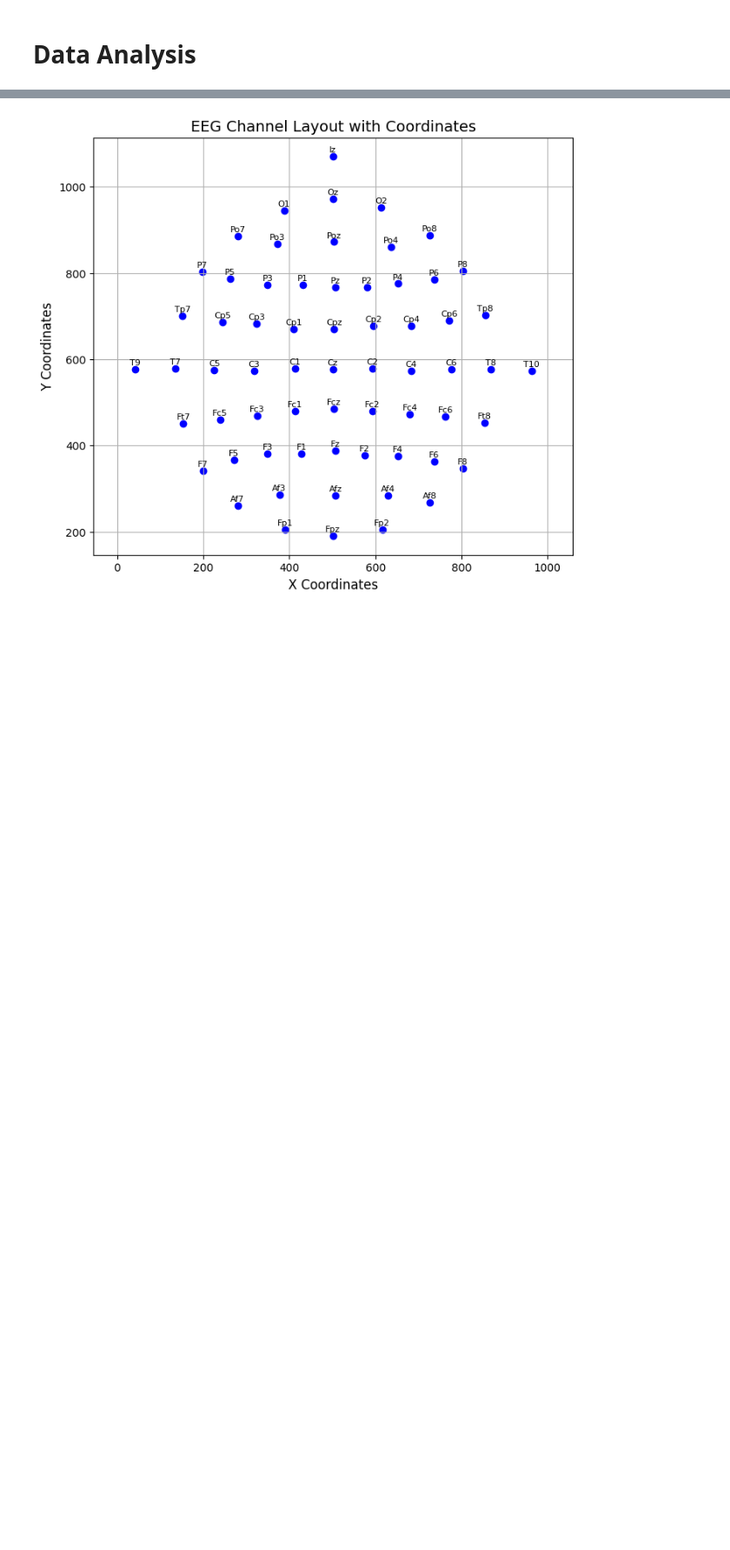
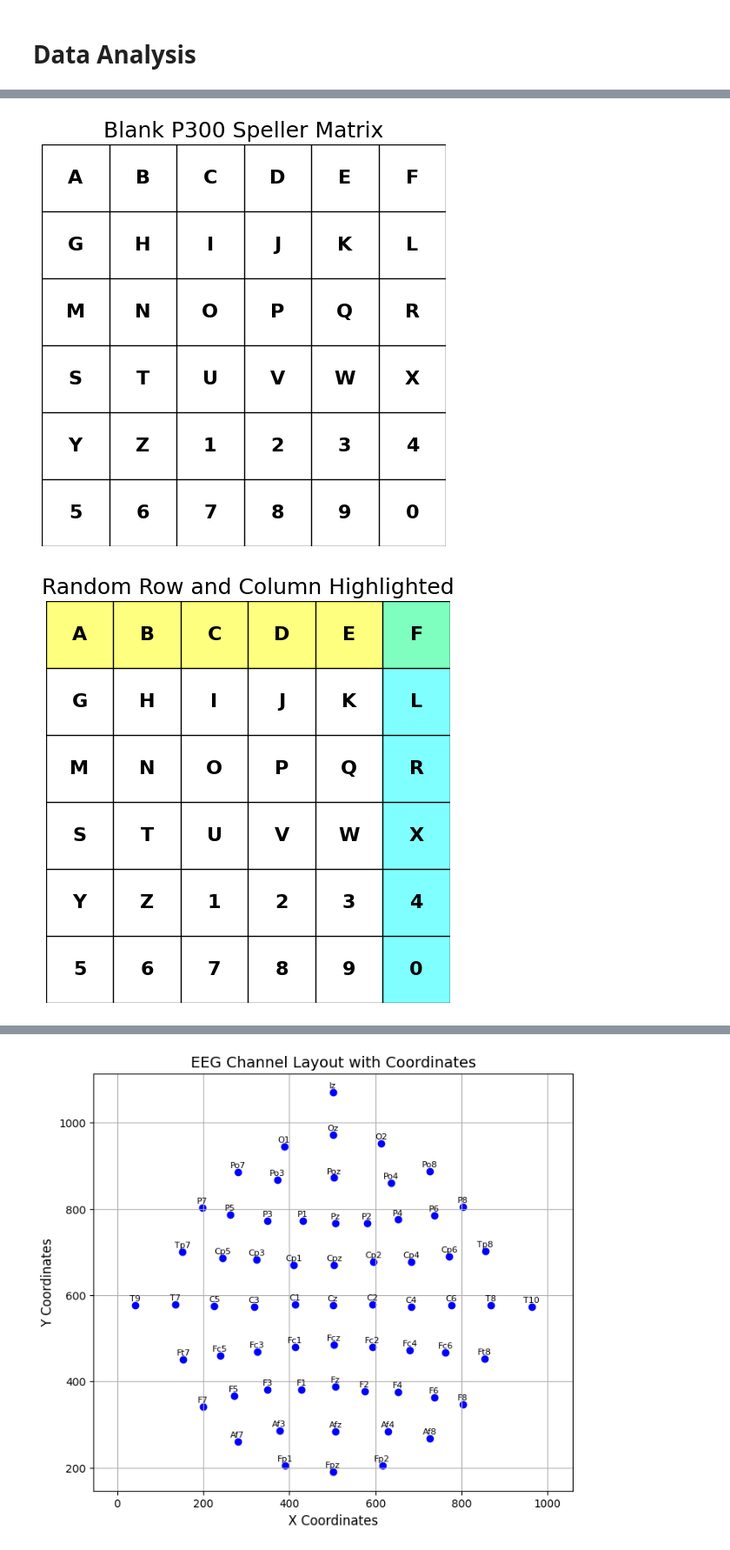
Before and after one commit to qossayrida/neurospell-context-aware, a Jupyter notebook: code/jupyter/data_analysis.ipynb, the cells around one changed output, grey strips where cells are left out. Shown at 87% size. Saved outputs shown, nothing was run; the diff lists cells and outputs as text; code cells hidden in the pictures; blank space fills up the shorter version.

```diff
--- a/code/jupyter/data_analysis.ipynb
+++ b/code/jupyter/data_analysis.ipynb
@@ -2,0 +10,66 @@
+# %%
+import random
+
+# Define the 6x6 matrix of characters
+characters = [
+    ['A', 'B', 'C', 'D', 'E', 'F'],
+    ['G', 'H', 'I', 'J', 'K', 'L'],
+    ['M', 'N', 'O', 'P', 'Q', 'R'],
+    ['S', 'T', 'U', 'V', 'W', 'X'],
+    ['Y', 'Z', '1', '2', '3', '4'],
+    ['5', '6', '7', '8', '9', '0']
+]
+
+# Function to create an image of the matrix with highlighted rows and columns
+def create_p300_image(highlight_row=None, highlight_col=None, target_char=None, title="P300 Speller Matrix"):
+    fig, ax = plt.subplots(figsize=(6, 6))
+
+    # Draw the grid
+    for i in range(7):
+        ax.axhline(i, color='black', linewidth=1)
+        ax.axvline(i, color='black', linewidth=1)
+
+    # Fill the matrix
+    for i in range(6):
+        for j in range(6):
+            ax.text(j + 0.5, 5 - i + 0.5, characters[i][j], ha='center', va='center',
+                    fontsize=16, fontweight='bold', color='black')
+
+    # Highlight row
+    if highlight_row is not None:
+        ax.add_patch(plt.Rectangle((0, 5 - highlight_row), 6, 1, color='yellow', alpha=0.5))
+
+    # Highlight column
+    if highlight_col is not None:
+        ax.add_patch(plt.Rectangle((highlight_col, 0), 1, 6, color='cyan', alpha=0.5))
+
+    # Highlight target character
+    if target_char:
+        target_row, target_col = target_char
+        ax.add_patch(plt.Rectangle((target_col, 5 - target_row), 1, 1, color='red', alpha=0.5))
+
+    # Set limits and title
+    ax.set_xlim(0, 6)
+    ax.set_ylim(0, 6)
+    ax.axis('off')
+    plt.title(title, fontsize=18)
+    plt.show()
+
+# Create three images
+# 1. Blank matrix
+create_p300_image(title="Blank P300 Speller Matrix")
+
+# 2. Highlighted random row and column
+highlight_row = random.randint(0, 5)
+highlight_col = random.randint(0, 5)
+create_p300_image(highlight_row=highlight_row, highlight_col=highlight_col,
+                  title="Random Row and Column Highlighted")
+
+# 3. Target character highlighted
+target_row, target_col = 2, 3  # Example: 'P'
+create_p300_image(highlight_row=target_row, highlight_col=target_col,
+                  target_char=(target_row, target_col),
+                  title="Target Character Highlighted: 'P'")
+# %% [output]
+[figure, added]
+[figure, added]
```
Also changed, not shown: parts of 4 cells of this notebook.
